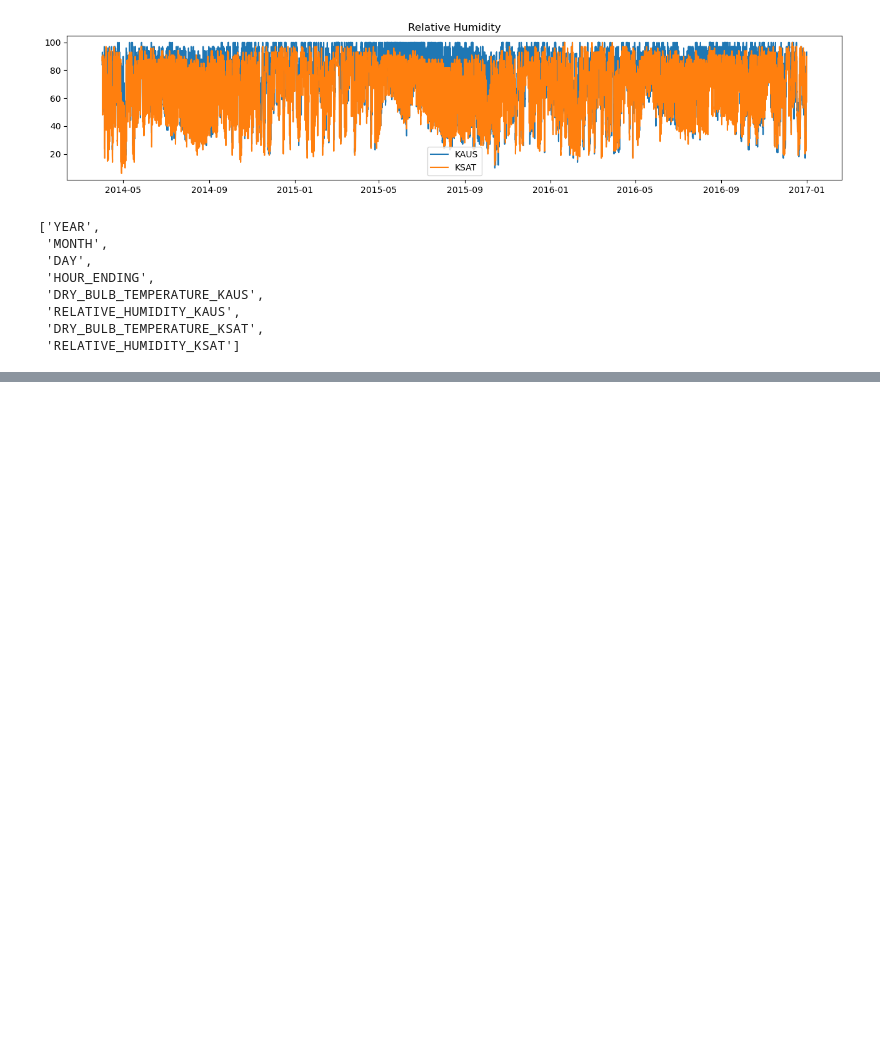
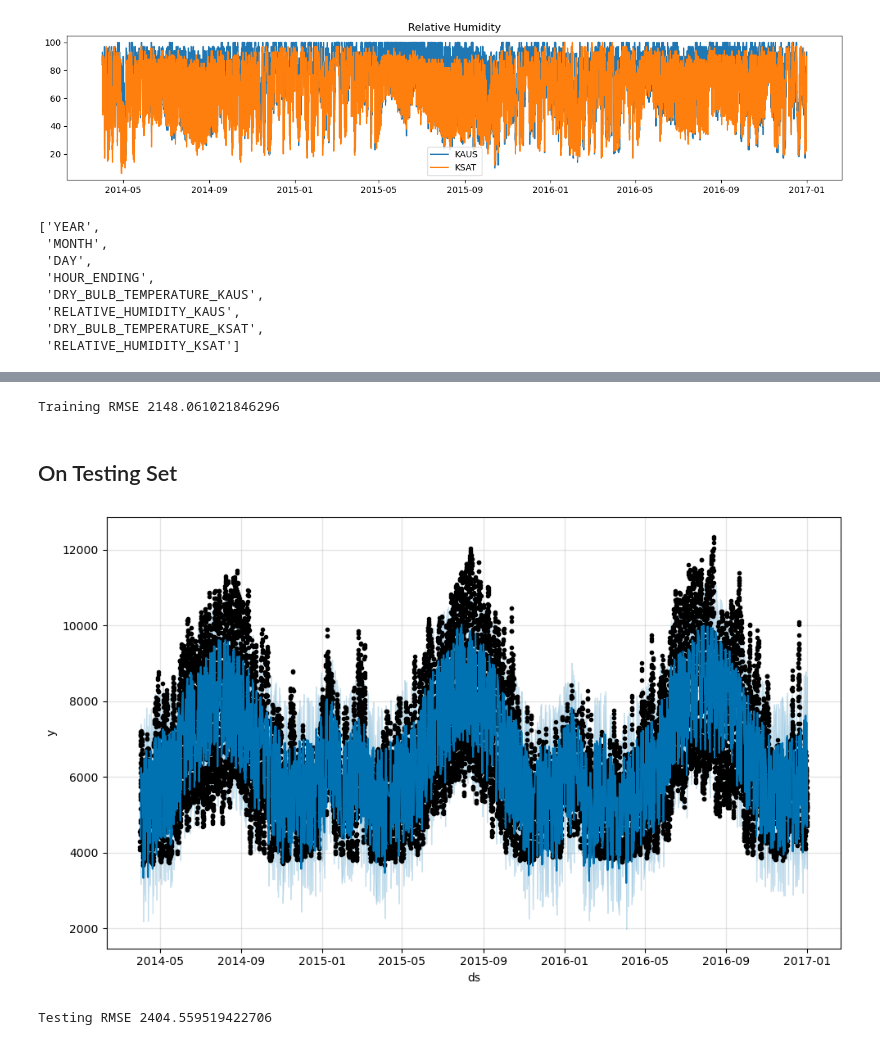
Before and after one commit to cLawson101/CS-391L-Final-Project, a Jupyter notebook: south_central_wz_transformer-prophet.ipynb, the cells around one changed output, grey strips where cells are left out. Cells and saved outputs as stored; diff of their text form; code cells hidden in the pictures; blank space fills up the shorter version.

Commit message:
Updated with Training and Testing Split

```diff
--- a/south_central_wz_transformer-prophet.ipynb
+++ b/south_central_wz_transformer-prophet.ipynb
@@ -117,6 +157,5 @@ features
 # %%
-train_X, test_X, train_y, test_y = train_test_split(
-    X,
-    y,
+train, test = train_test_split(
+    prophet_data,
     test_size = 0.1
 )
@@ -192,0 +162,3 @@ fig1 = m.plot(forecast)
+# %%
+m = Prophet()
+forecast = m.fit(train)
@@ -192,0 +185,14 @@ fig1 = m.plot(forecast)
+# %%
+validation["Squared_Error"] = (validation["y"] - validation["yhat"]) * (validation["y"] - validation["yhat"])
+rmse_train = np.sqrt(validation["Squared_Error"].mean())
+
+print("Training RMSE", rmse_train)
+# %% [output]
+Training RMSE 2148.061021846296
+# %% [markdown]
+## On Testing Set
+# %%
+forecast_test = m.predict(test)
+fig2 = m.plot(forecast_test)
+# %% [output]
+[figure, added]
@@ -192,0 +202,7 @@ fig1 = m.plot(forecast)
+# %%
+testing["Squared_Error"] = (testing["y"] - testing["yhat"]) * (testing["y"] - testing["yhat"])
+rmse_train = np.sqrt(testing["Squared_Error"].mean())
+
+print("Testing RMSE", rmse_train)
+# %% [output]
+Testing RMSE 2404.559519422706
```
Also changed, not shown: parts of 13 cells of this notebook.
